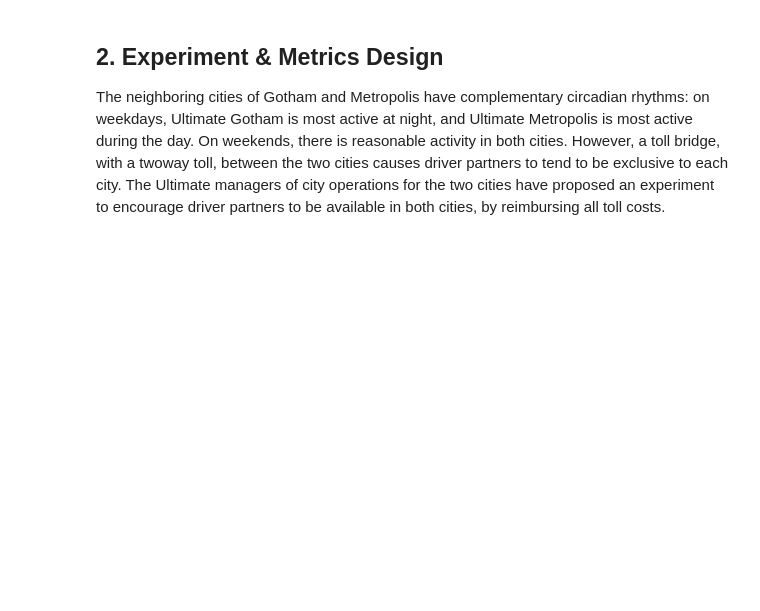
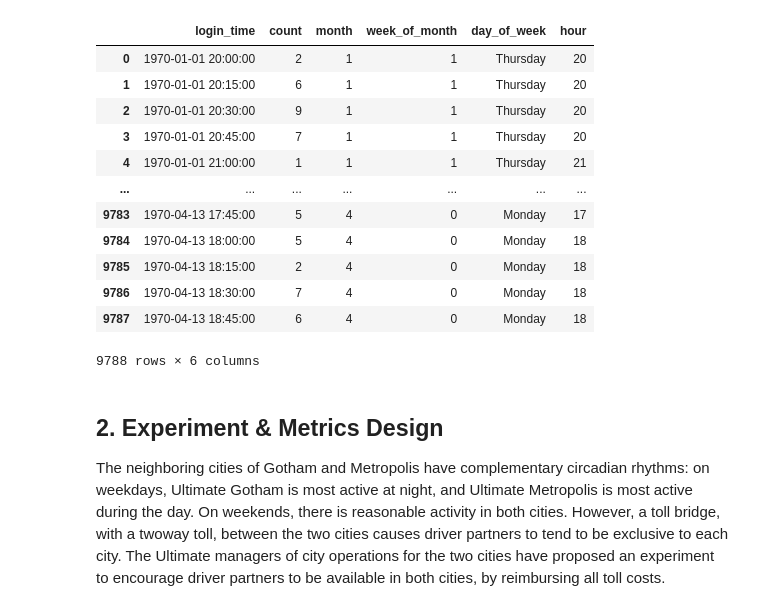
Before and after one commit to Williamdst/Springboard-DSC, a Jupyter notebook: 26.2_Ultimate-Technologies/Ultimate.ipynb, the cells around one changed output. Drawn from its saved outputs; the diff is of its cells as text; code cells hidden in the pictures; blank space fills up the shorter version.

```diff
--- a/26.2_Ultimate-Technologies/Ultimate.ipynb
+++ b/26.2_Ultimate-Technologies/Ultimate.ipynb
@@ -3,3 +63,34 @@
+# %%
+login15['month'] = login15.login_time.dt.month
+#login15['week_of_month'] = login15.login_time.dt.week
+login15['day_of_week'] = login15.login_time.dt.dayofweek
+login15['hour'] = login15.login_time.dt.hour
+# %%
+dow_map = {0: 'Monday',
+           1: 'Tuesday',
+           2: 'Wednesday',
+           3: 'Thursday',
+           4: 'Friday',
+           5: 'Saturday',
+           6: 'Sunday'}
+
+login15.day_of_week = login15.day_of_week.map(dow_map)
+# %%
+login15
+# %% [output]
+|  | login_time | count | month | week_of_month | day_of_week | hour |
+| 0 | 1970-01-01 20:00:00 | 2 | 1 | 1 | Thursday | 20 |
+| 1 | 1970-01-01 20:15:00 | 6 | 1 | 1 | Thursday | 20 |
+| 2 | 1970-01-01 20:30:00 | 9 | 1 | 1 | Thursday | 20 |
+| 3 | 1970-01-01 20:45:00 | 7 | 1 | 1 | Thursday | 20 |
+| 4 | 1970-01-01 21:00:00 | 1 | 1 | 1 | Thursday | 21 |
+| ... | ... | ... | ... | ... | ... | ... |
+| 9783 | 1970-04-13 17:45:00 | 5 | 4 | 0 | Monday | 17 |
+| 9784 | 1970-04-13 18:00:00 | 5 | 4 | 0 | Monday | 18 |
+| 9785 | 1970-04-13 18:15:00 | 2 | 4 | 0 | Monday | 18 |
+| 9786 | 1970-04-13 18:30:00 | 7 | 4 | 0 | Monday | 18 |
+| 9787 | 1970-04-13 18:45:00 | 6 | 4 | 0 | Monday | 18 |
+9788 rows × 6 columns
 # %% [markdown]
 <h2> 2. Experiment & Metrics Design </h2>
 
```
Also changed, not shown: parts of 11 cells of this notebook.
